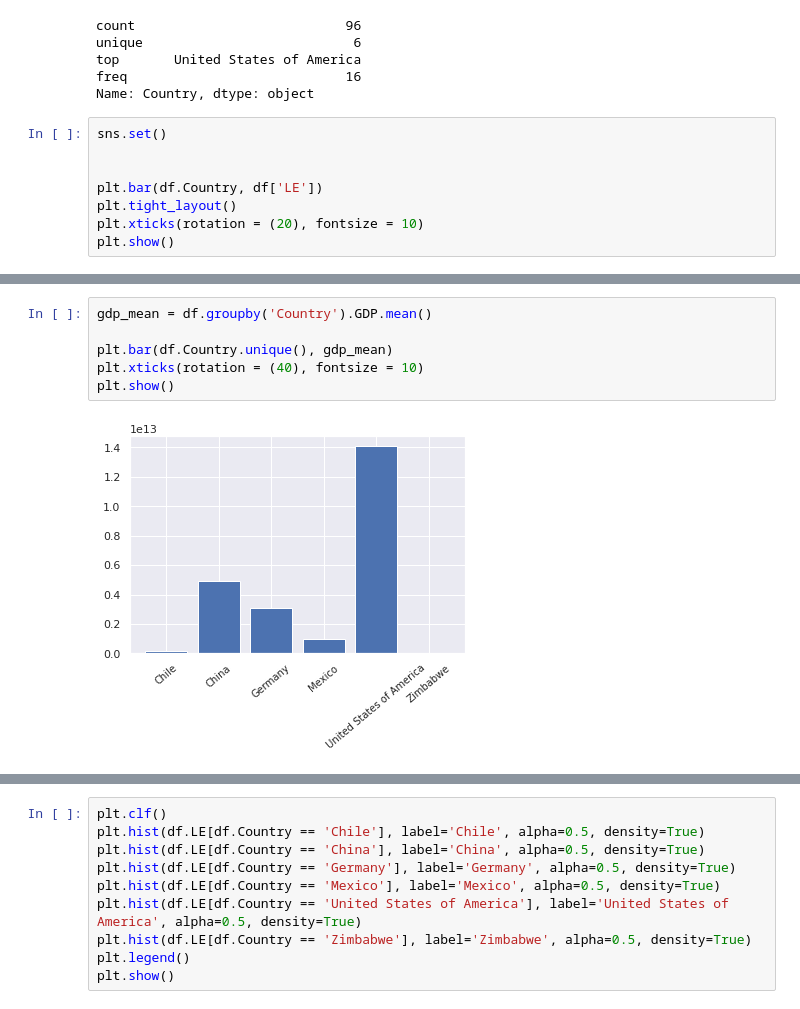
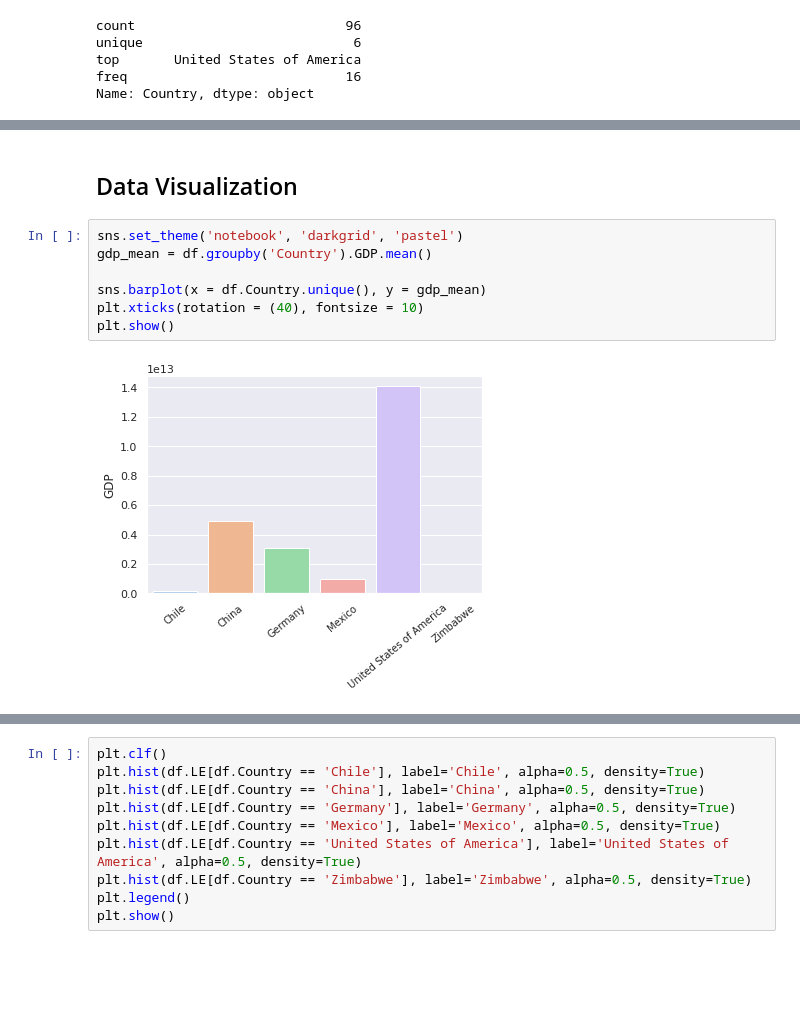
Before and after one commit to RhoGitHub754/Life-Expectancy-and-GDP, a Jupyter notebook: life_expectancy_gdp.ipynb, the cells around one changed output, grey strips where cells are left out. Cells and saved outputs as stored; diff of their text form; blank space fills up the shorter version.

```diff
--- a/life_expectancy_gdp.ipynb
+++ b/life_expectancy_gdp.ipynb
@@ -98,11 +102,3 @@ unique                           6
 top       United States of America
 freq                            16
 Name: Country, dtype: object
-# %%
-sns.set()
-
-
-plt.bar(df.Country, df['LE'])
-plt.tight_layout()
-plt.xticks(rotation = (20), fontsize = 10)
-plt.show()
@@ -117,11 +105,14 @@ plt.show()
+# %% [markdown]
+## Data Visualization
 # %%
+sns.set_theme('notebook', 'darkgrid', 'pastel')
 gdp_mean = df.groupby('Country').GDP.mean()
 
-plt.bar(df.Country.unique(), gdp_mean)
+sns.barplot(x = df.Country.unique(), y = gdp_mean)
 plt.xticks(rotation = (40), fontsize = 10)
 plt.show()
 # %% [output]
-[figure, old version]
+[figure, new version]
 # %%
 le_mean = df.groupby('Country').LE.mean()
 
```
Also changed, not shown: parts of 12 cells of this notebook.
